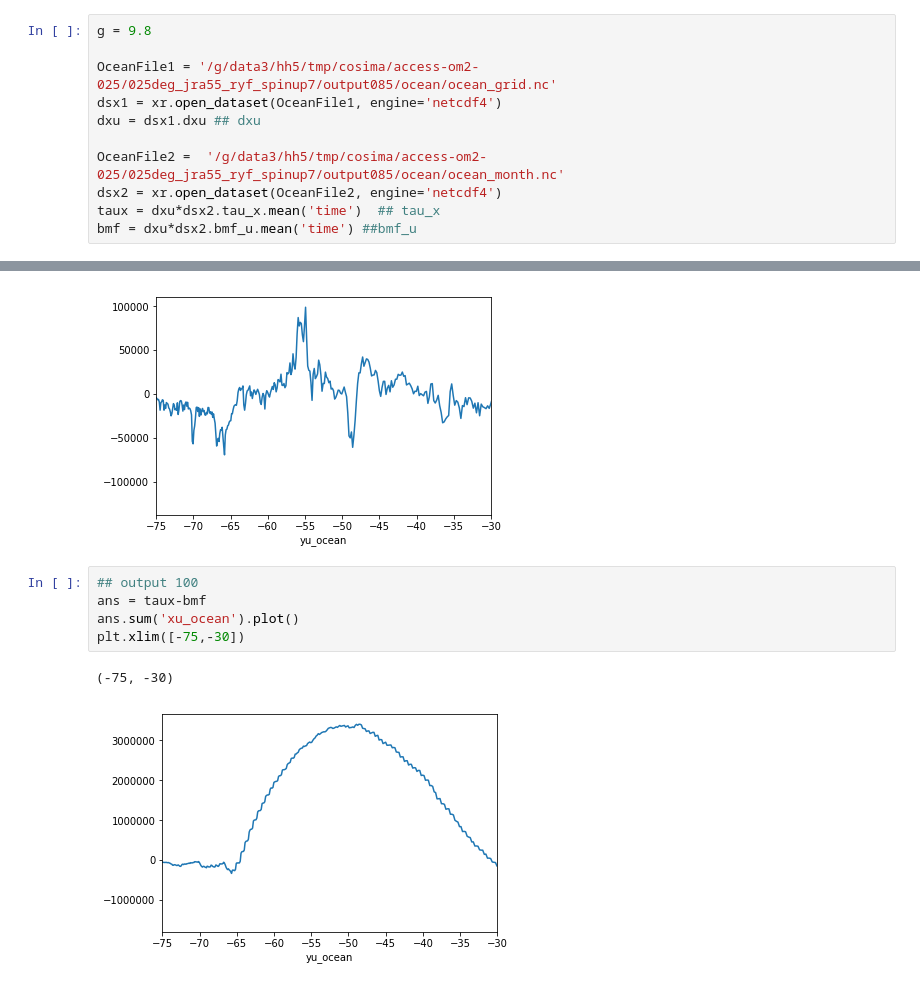
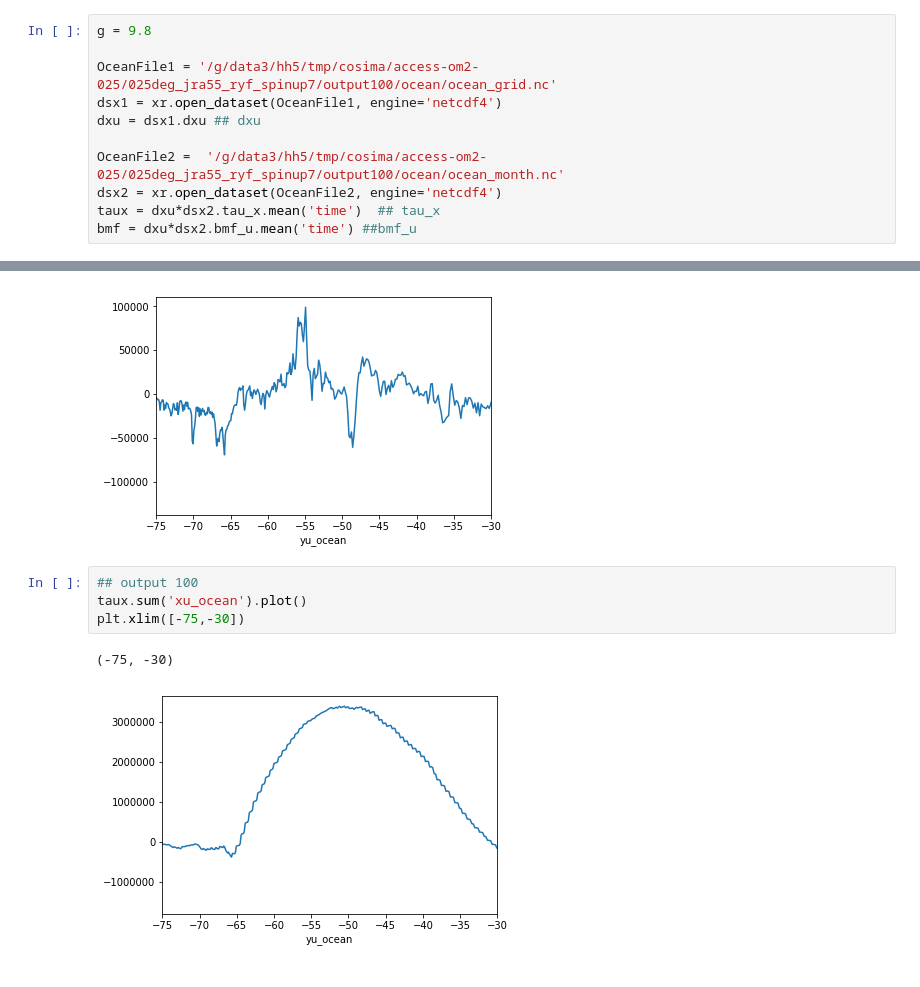
Before and after one commit to CHUANGWANGPHYSICS/MOM025, a Jupyter notebook: Topog stress_mom025_06-10-17 fric wind fluctuation.ipynb, the cells around one changed output, grey strips where cells are left out. Saved outputs shown, nothing was run; the diff lists cells and outputs as text.

```diff
--- a/Topog stress_mom025_06-10-17 fric wind fluctuation.ipynb
+++ b/Topog stress_mom025_06-10-17 fric wind fluctuation.ipynb
@@ -21,11 +21,11 @@ from mpl_toolkits.basemap import Basemap, shiftgrid
 # %%
 g = 9.8
 
-OceanFile1 = '/g/data3/hh5/tmp/cosima/access-om2-025/025deg_jra55_ryf_spinup7/output085/ocean/ocean_grid.nc'
+OceanFile1 = '/g/data3/hh5/tmp/cosima/access-om2-025/025deg_jra55_ryf_spinup7/output100/ocean/ocean_grid.nc'
 dsx1 = xr.open_dataset(OceanFile1, engine='netcdf4')
 dxu = dsx1.dxu ## dxu
 
-OceanFile2 =  '/g/data3/hh5/tmp/cosima/access-om2-025/025deg_jra55_ryf_spinup7/output085/ocean/ocean_month.nc'
+OceanFile2 =  '/g/data3/hh5/tmp/cosima/access-om2-025/025deg_jra55_ryf_spinup7/output100/ocean/ocean_month.nc'
 dsx2 = xr.open_dataset(OceanFile2, engine='netcdf4')
 taux = dxu*dsx2.tau_x.mean('time')  ## tau_x
 bmf = dxu*dsx2.bmf_u.mean('time') ##bmf_u
@@ -100,9 +98,8 @@ plt.xlim([-75,-30])
 [figure]
 # %%
 ## output 100
-ans = taux-bmf
-ans.sum('xu_ocean').plot()
+taux.sum('xu_ocean').plot()
 plt.xlim([-75,-30])
 # %% [output]
 (-75, -30)
-[figure, old version]
+[figure, new version]
```
Also changed, not shown: parts of 2 cells of this notebook.
